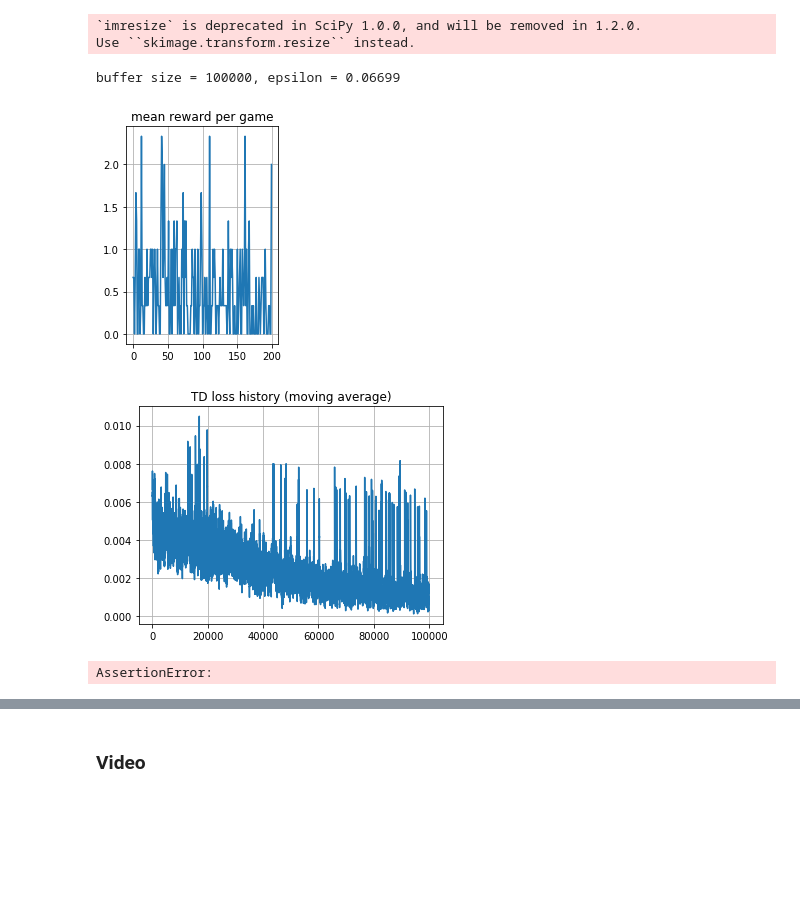
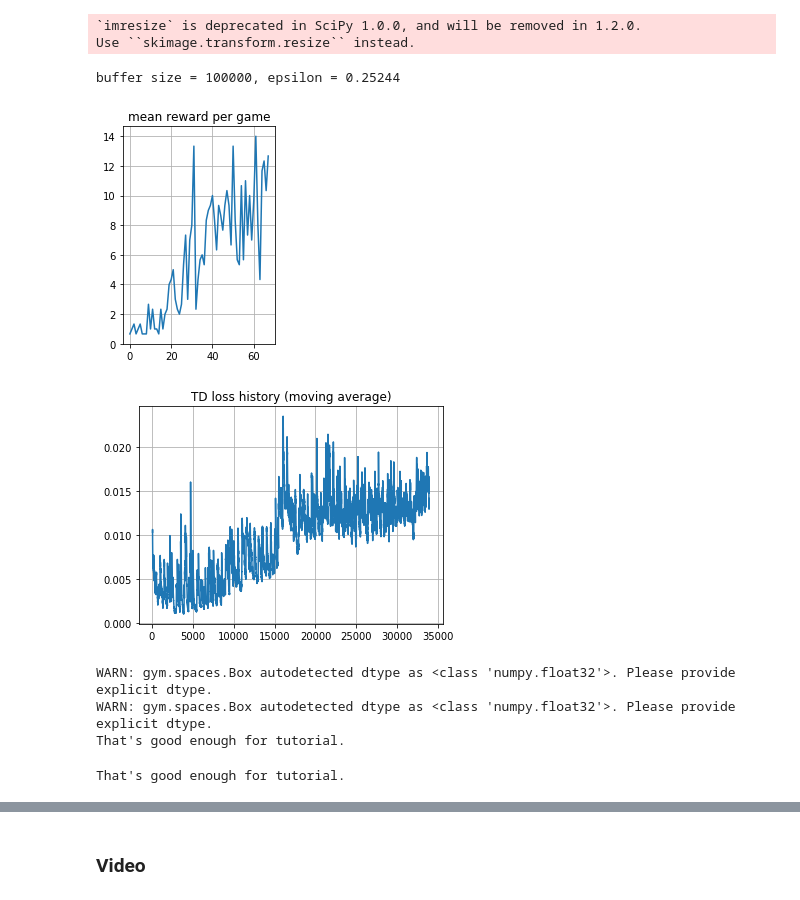
Before and after one commit to truskovskiyk/courses, a Jupyter notebook: week4_approx/dqn_atari.ipynb, the cells around one changed output, grey strips where cells are left out. Cells and saved outputs as stored; diff of their text form; code cells hidden in the pictures; blank space fills up the shorter version.

```diff
--- a/week4_approx/dqn_atari.ipynb
+++ b/week4_approx/dqn_atari.ipynb
@@ -57,7 +60,7 @@ class PreprocessAtari(ObservationWrapper):
         #      e.g. opencv, skimage, PIL, keras)
         #  * cast image to grayscale
         #  * convert image pixels to (0,1) range, float32 type
-        img = img[53:197, :, :]
+        img = img[56:194, 6:154, :]
         img = imresize(img, self.img_size)
         img = img / 255
         img = skimage.color.rgb2gray(img)
@@ -158,7 +161,8 @@ class DQNAgent:
             network.add(Conv2D(64, (3,3), strides=2, activation='relu'))
 
             network.add(Flatten())
-            network.add(Dense(n_actions, activation='relu'))
+            network.add(Dense(256, activation='relu'))
+            network.add(Dense(n_actions))
 
             self.network = network
             # < Define your network body here. Please make sure you don't use any layers created elsewhere >
@@ -274,11 +280,6 @@ def play_and_record(agent, env, exp_replay, n_steps=1):
             s = env.reset()
     return reward
 # %%
-env = make_env()
-env.reset()
-n_actions = env.action_space.n
-state_dim = env.observation_space.shape
-
 # testing your code. This may take a minute...
 exp_replay = ReplayBuffer(20000)
 play_and_record(agent, env, exp_replay, n_steps=10000)
@@ -424,46 +423,54 @@ def sample_batch(exp_replay, batch_size):
 `imresize` is deprecated in SciPy 1.0.0, and will be removed in 1.2.0.
 Use ``skimage.transform.resize`` instead.
 # %%
+
 for i in trange(10**5):
 
     # play
     play_and_record(agent, env, exp_replay, 10)
 
     # train
     _, loss_t = sess.run([train_step, td_loss], sample_batch(exp_replay, batch_size=64))
     td_loss_history.append(loss_t)
 
     # adjust agent parameters
     if i % 500 == 0:
         load_weigths_into_target_network(agent, target_network)
         agent.epsilon = max(agent.epsilon * 0.99, 0.01)
         mean_rw_history.append(evaluate(make_env(), agent, n_games=3))
+
+        if np.mean(mean_rw_history[-10:]) > 10.:
+            print("That's good enough for tutorial.")
+            break
 
     if i % 100 == 0:
         clear_output(True)
         print("buffer size = %i, epsilon = %.5f" % (len(exp_replay), agent.epsilon))
 
         plt.subplot(1,2,1)
         plt.title("mean reward per game")
         plt.plot(mean_rw_history)
         plt.grid()
 
         assert not np.isnan(loss_t)
         plt.figure(figsize=[12, 4])
         plt.subplot(1,2,2)
         plt.title("TD loss history (moving average)")
         plt.plot(pd.ewma(np.array(td_loss_history), span=100, min_periods=100))
         plt.grid()
         plt.show()
 # %% [output]
-buffer size = 100000, epsilon = 0.06699
+buffer size = 100000, epsilon = 0.25244
-[figure, old version]
+[figure, new version]
-[figure, old version]
+[figure, new version]
+WARN: gym.spaces.Box autodetected dtype as <class 'numpy.float32'>. Please provide explicit dtype.
+WARN: gym.spaces.Box autodetected dtype as <class 'numpy.float32'>. Please provide explicit dtype.
+That's good enough for tutorial.
 # %%
 assert np.mean(mean_rw_history[-10:]) > 10.
 print("That's good enough for tutorial.")
 # %% [output]
-AssertionError:
+That's good enough for tutorial.
 # %% [markdown]
 __ How to interpret plots: __
 
```
Also changed, not shown: parts of 8 cells of this notebook, 3 other files.
